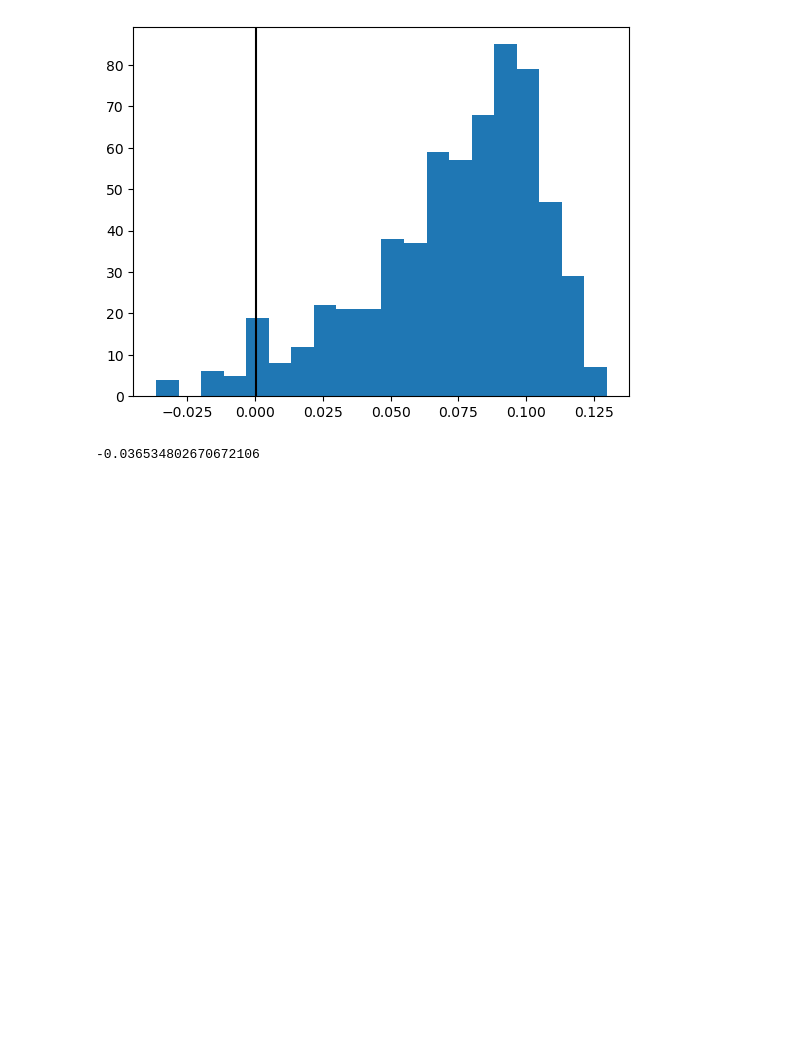
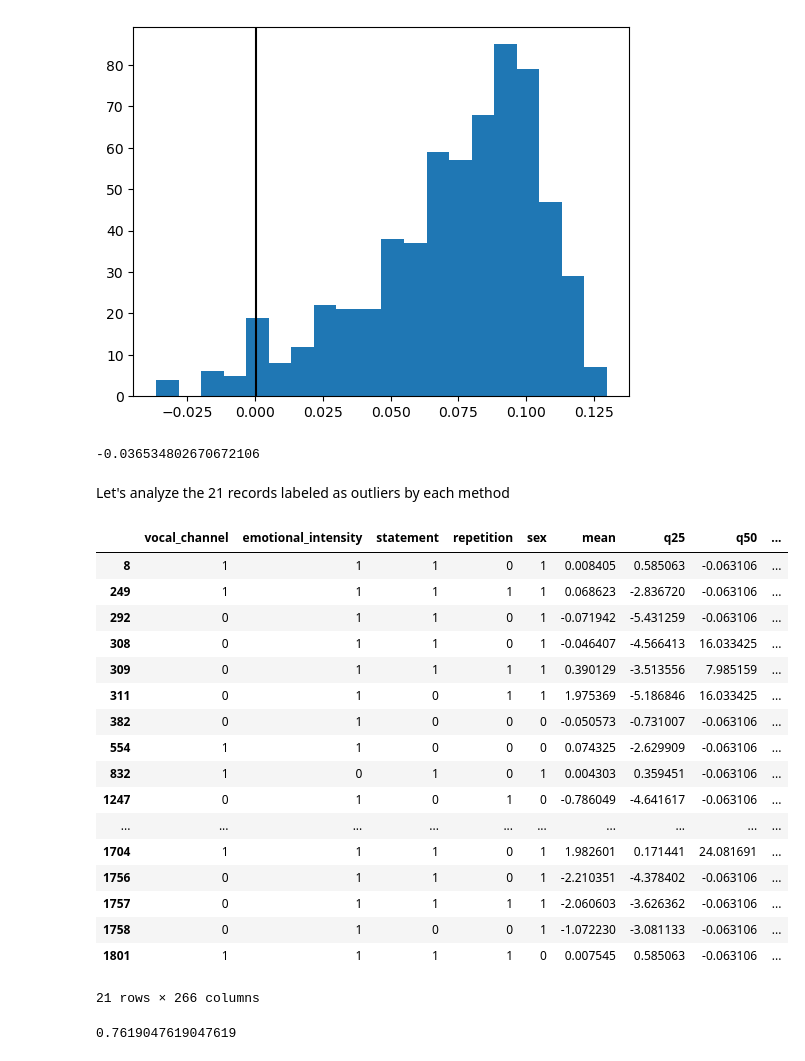
Before and after one commit to Diabelny/Data-Mining-2, a Jupyter notebook: Task1_OutlierDetection/OutDet.ipynb, the cells around one changed output. Saved outputs shown, nothing was run; the diff lists cells and outputs as text; code cells hidden in the pictures; blank space fills up the shorter version.

```diff
--- a/Task1_OutlierDetection/OutDet.ipynb
+++ b/Task1_OutlierDetection/OutDet.ipynb
@@ -1466,3 +1466,34 @@ plt.show()
 min(clf_if.decision_function(test))
 # %% [output]
 -0.036534802670672106
+# %% [markdown]
+Let's analyze the 21 records labeled as outliers by each method
+# %%
+tmp=[8,249,292,308,309,311,382,554,832,1247,1283,1358,1481,1492,1702,1703,1704,1756,1757,1758,1801]
+df_train.loc[tmp]
+# 9 fearful,6 records angry, 3 calm, 0 disgust/happy/surprised, 2 sad, 1 neutral
+# maggior parte maschi(16)
+# maggior parte strong(16)
+# %% [output]
+|  | vocal_channel | emotional_intensity | statement | repetition | sex | mean | q25 | q50 | ... |
+| 8 | 1 | 1 | 1 | 0 | 1 | 0.008405 | 0.585063 | -0.063106 | ... |
+| 249 | 1 | 1 | 1 | 1 | 1 | 0.068623 | -2.836720 | -0.063106 | ... |
+| 292 | 0 | 1 | 1 | 0 | 1 | -0.071942 | -5.431259 | -0.063106 | ... |
+| 308 | 0 | 1 | 1 | 0 | 1 | -0.046407 | -4.566413 | 16.033425 | ... |
+| 309 | 0 | 1 | 1 | 1 | 1 | 0.390129 | -3.513556 | 7.985159 | ... |
+| 311 | 0 | 1 | 0 | 1 | 1 | 1.975369 | -5.186846 | 16.033425 | ... |
+| 382 | 0 | 1 | 0 | 0 | 0 | -0.050573 | -0.731007 | -0.063106 | ... |
+| 554 | 1 | 1 | 0 | 0 | 0 | 0.074325 | -2.629909 | -0.063106 | ... |
+| 832 | 1 | 0 | 1 | 0 | 1 | 0.004303 | 0.359451 | -0.063106 | ... |
+| 1247 | 0 | 1 | 0 | 1 | 0 | -0.786049 | -4.641617 | -0.063106 | ... |
+| ... | ... | ... | ... | ... | ... | ... | ... | ... | ... |
+| 1704 | 1 | 1 | 1 | 0 | 1 | 1.982601 | 0.171441 | 24.081691 | ... |
+| 1756 | 0 | 1 | 1 | 0 | 1 | -2.210351 | -4.378402 | -0.063106 | ... |
+| 1757 | 0 | 1 | 1 | 1 | 1 | -2.060603 | -3.626362 | -0.063106 | ... |
+| 1758 | 0 | 1 | 0 | 0 | 1 | -1.072230 | -3.081133 | -0.063106 | ... |
+| 1801 | 1 | 1 | 1 | 1 | 0 | 0.007545 | 0.585063 | -0.063106 | ... |
+21 rows × 266 columns
+# %%
+16/21
+# %% [output]
+0.7619047619047619
```
Also changed, not shown: parts of 1 cell of this notebook.
